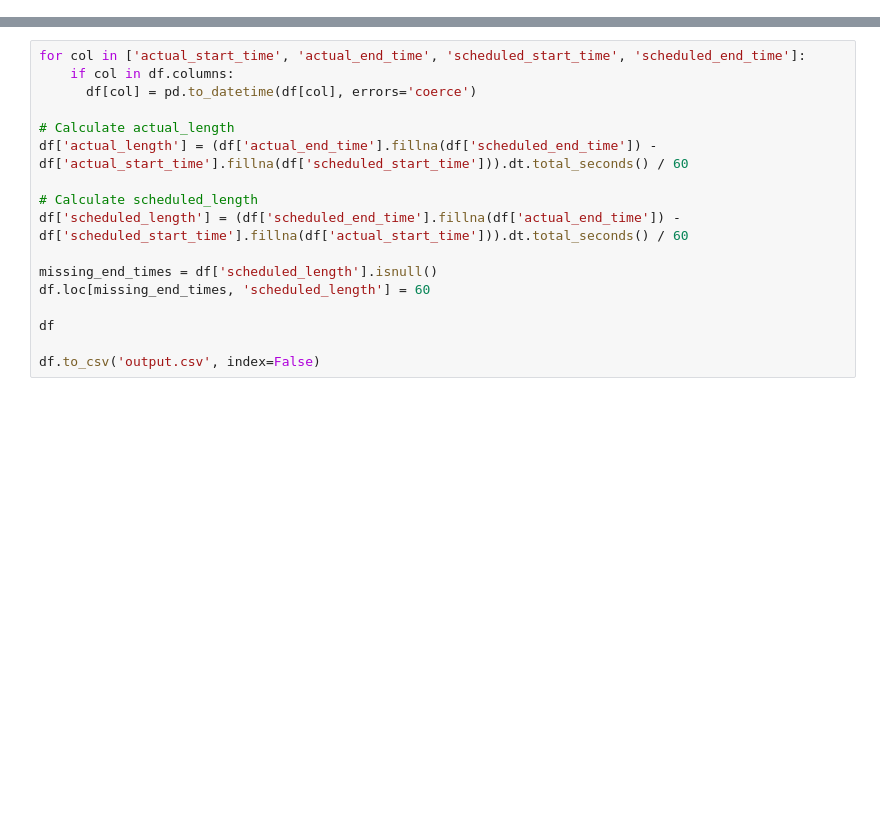
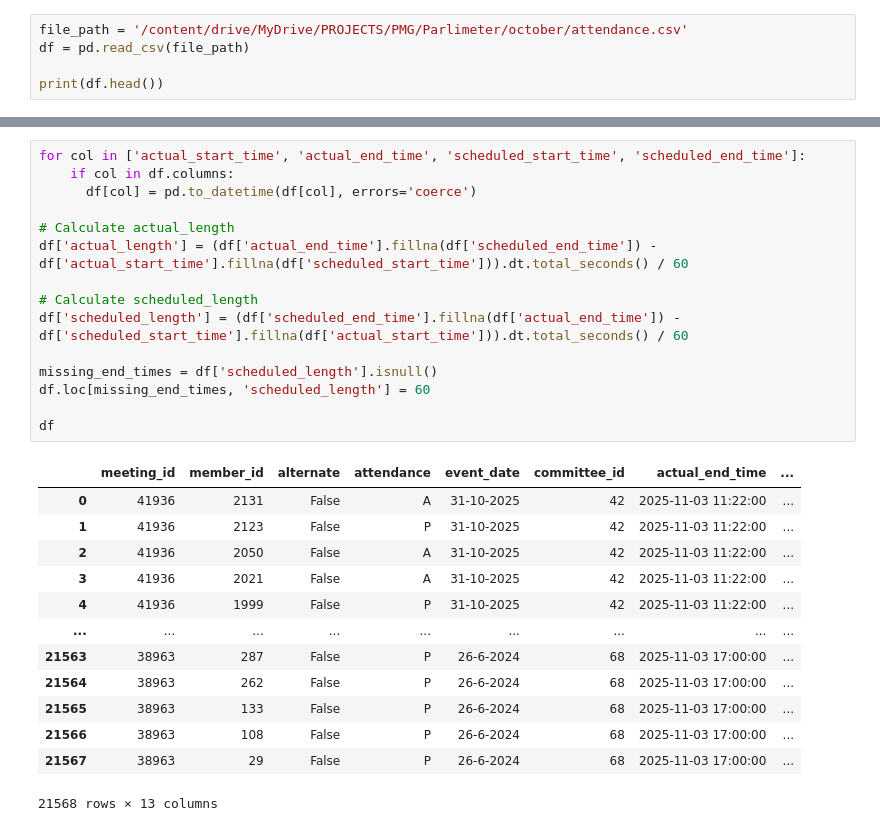
Before and after one commit to OpenUpSA/bill-tracker, a Jupyter notebook: data/Meetings_Time_Work.ipynb, the cells around one changed output, grey strips where cells are left out. Drawn from its saved outputs; the diff is of its cells as text; blank space fills up the shorter version.

```diff
--- a/data/Meetings_Time_Work.ipynb
+++ b/data/Meetings_Time_Work.ipynb
@@ -9,0 +8,5 @@ print(df.head())
+# %%
+file_path = '/content/drive/MyDrive/PROJECTS/PMG/Parlimeter/october/attendance.csv'
+df = pd.read_csv(file_path)
+
+print(df.head())
@@ -10,20 +34,32 @@ print(df.head())
 # %%
 for col in ['actual_start_time', 'actual_end_time', 'scheduled_start_time', 'scheduled_end_time']:
     if col in df.columns:
       df[col] = pd.to_datetime(df[col], errors='coerce')
 
 # Calculate actual_length
 df['actual_length'] = (df['actual_end_time'].fillna(df['scheduled_end_time']) - df['actual_start_time'].fillna(df['scheduled_start_time'])).dt.total_seconds() / 60
 
 # Calculate scheduled_length
 df['scheduled_length'] = (df['scheduled_end_time'].fillna(df['actual_end_time']) - df['scheduled_start_time'].fillna(df['actual_start_time'])).dt.total_seconds() / 60
 
 missing_end_times = df['scheduled_length'].isnull()
 df.loc[missing_end_times, 'scheduled_length'] = 60
 
 df
-
-df.to_csv('output.csv', index=False)
+# %% [output]
+|  | meeting_id | member_id | alternate | attendance | event_date | committee_id | actual_end_time | ... |
+| 0 | 41936 | 2131 | False | A | 31-10-2025 | 42 | 2025-11-03 11:22:00 | ... |
+| 1 | 41936 | 2123 | False | P | 31-10-2025 | 42 | 2025-11-03 11:22:00 | ... |
+| 2 | 41936 | 2050 | False | A | 31-10-2025 | 42 | 2025-11-03 11:22:00 | ... |
+| 3 | 41936 | 2021 | False | A | 31-10-2025 | 42 | 2025-11-03 11:22:00 | ... |
+| 4 | 41936 | 1999 | False | P | 31-10-2025 | 42 | 2025-11-03 11:22:00 | ... |
+| ... | ... | ... | ... | ... | ... | ... | ... | ... |
+| 21563 | 38963 | 287 | False | P | 26-6-2024 | 68 | 2025-11-03 17:00:00 | ... |
+| 21564 | 38963 | 262 | False | P | 26-6-2024 | 68 | 2025-11-03 17:00:00 | ... |
+| 21565 | 38963 | 133 | False | P | 26-6-2024 | 68 | 2025-11-03 17:00:00 | ... |
+| 21566 | 38963 | 108 | False | P | 26-6-2024 | 68 | 2025-11-03 17:00:00 | ... |
+| 21567 | 38963 | 29 | False | P | 26-6-2024 | 68 | 2025-11-03 17:00:00 | ... |
+21568 rows × 13 columns
 # %%
 # Convert time columns to datetime objects
 for col in ['actual_start_time', 'actual_end_time', 'scheduled_start_time', 'scheduled_end_time']:
```
Also changed, not shown: parts of 6 cells of this notebook, 5 other files.
